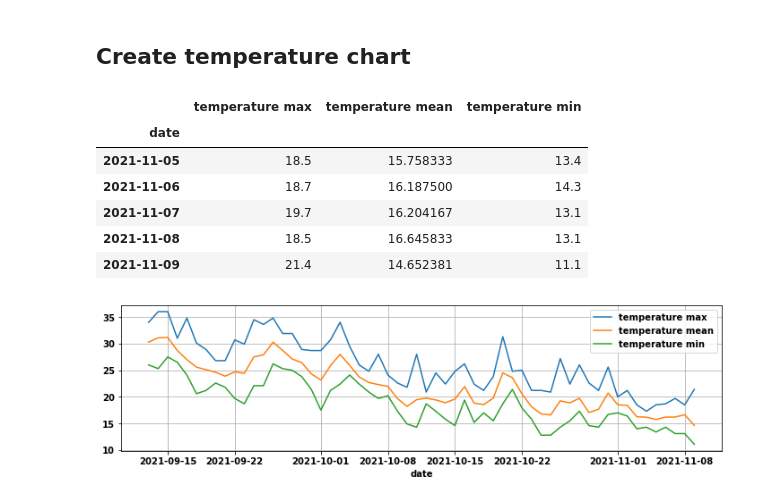
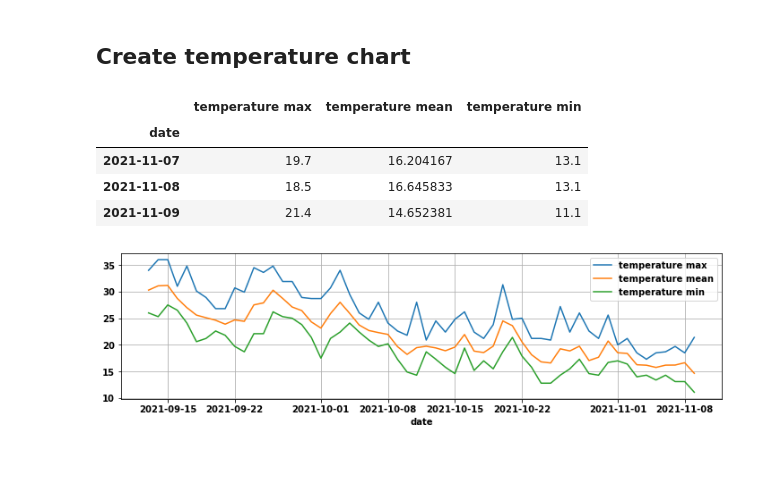
Before and after one commit to munich-ml/raspi_walli, a Jupyter notebook: database/database_migration/calc_walli_statistics.ipynb, the cells around one changed output. Drawn from its saved outputs; the diff is of its cells as text; code cells hidden in the pictures; blank space fills up the shorter version.

```diff
--- a/database/database_migration/calc_walli_statistics.ipynb
+++ b/database/database_migration/calc_walli_statistics.ipynb
@@ -3,6 +3,10 @@ import numpy as np
 import pandas as pd
 import datetime as dt
 from app import db, WalliStat
+import plotly.graph_objs as go
+import plotly.express as px
+import plotly.io as pio
+pio.templates.default = "plotly_dark"  #"plotly_white"
 # %%
 db.create_all()
 # %% [markdown]
@@ -160,13 +163,11 @@ fig.show()
 # %%
 temps = df[["temperature", "date"]].groupby(by="date").agg(["max", "mean", "min"])
 temps.columns = [f"temperature {c}" for c in temps.columns.droplevel()]
 temps.plot(figsize=(12,3), grid="both");
-temps.tail()
+temps.tail(3)
 # %% [output]
 |  | temperature max | temperature mean | temperature min |
 | date |  |  |  |
-| 2021-11-05 | 18.5 | 15.758333 | 13.4 |
-| 2021-11-06 | 18.7 | 16.187500 | 14.3 |
 | 2021-11-07 | 19.7 | 16.204167 | 13.1 |
 | 2021-11-08 | 18.5 | 16.645833 | 13.1 |
 | 2021-11-09 | 21.4 | 14.652381 | 11.1 |
```
Also changed, not shown: parts of 6 cells of this notebook.
